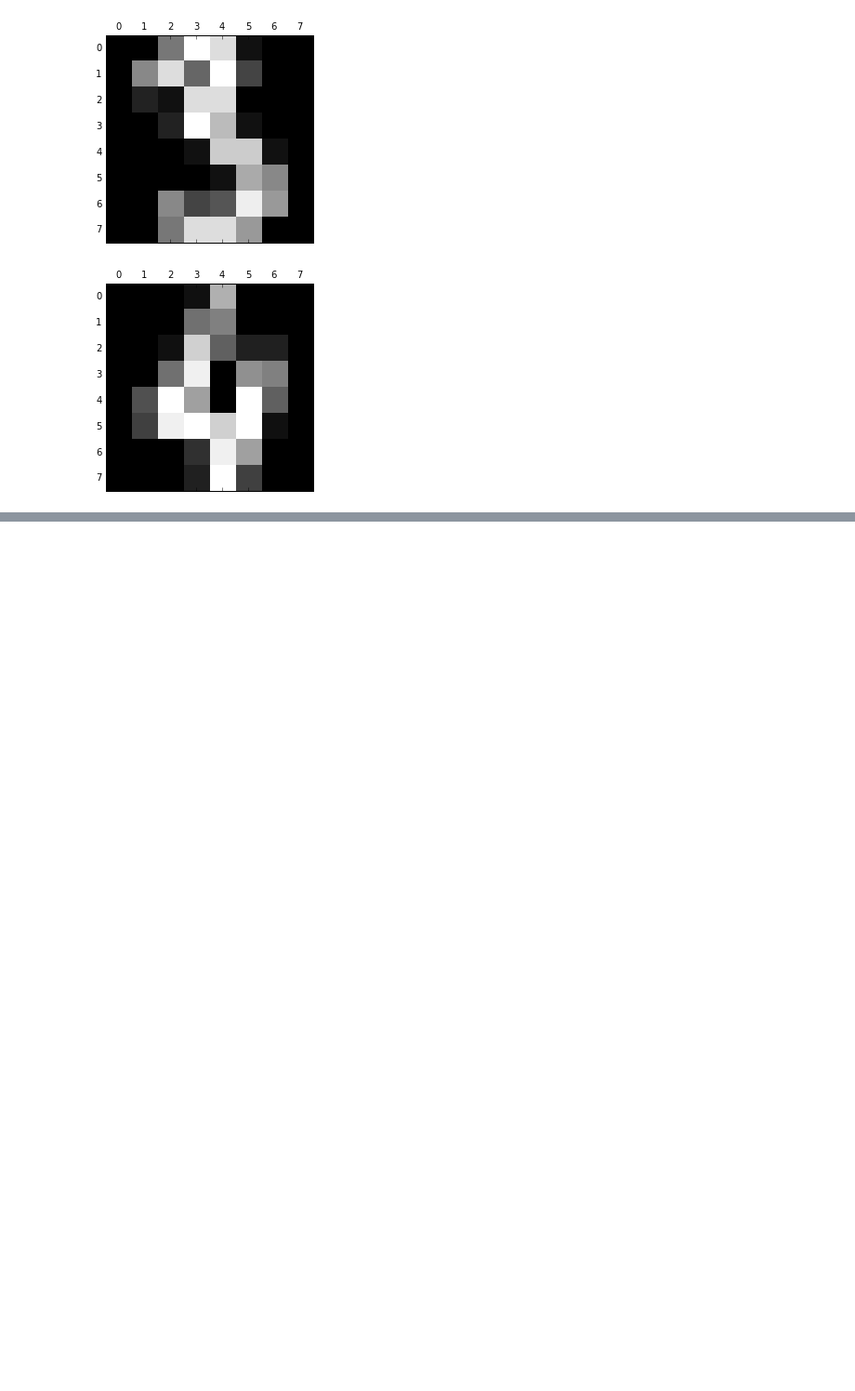
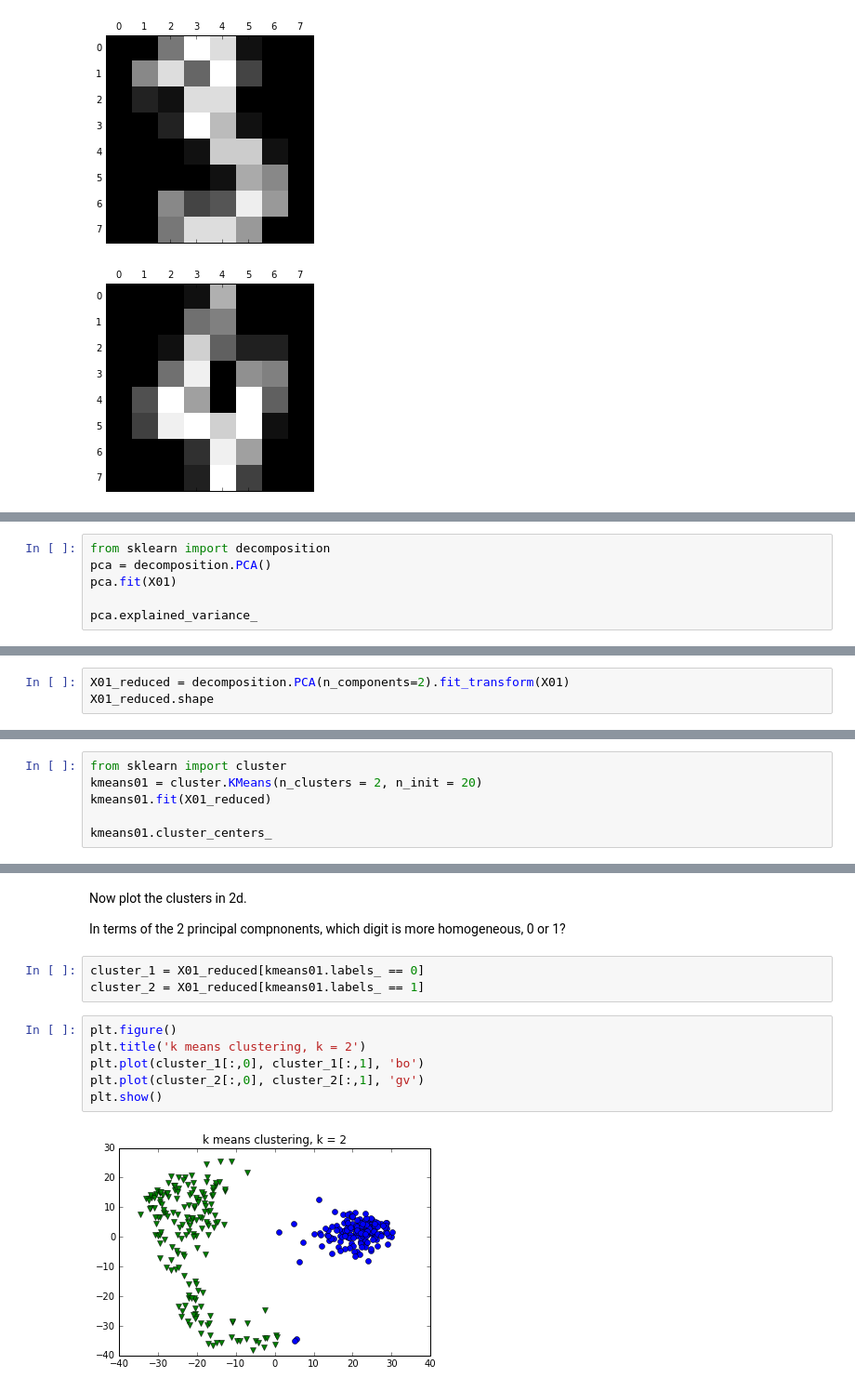
Before and after one commit to skeydan/data-science-with-python, a Jupyter notebook: notebooks_exercises/clustering-digits.ipynb, the cells around one changed output, grey strips where cells are left out. Shown at 93% size. Cells and saved outputs as stored; diff of their text form; blank space fills up the shorter version.

```diff
--- a/notebooks_exercises/clustering-digits.ipynb
+++ b/notebooks_exercises/clustering-digits.ipynb
@@ -39,0 +94,6 @@ for i in range(5): plt.matshow(digits.images[i])
+# %%
+from sklearn import decomposition
+pca = decomposition.PCA()
+pca.fit(X01)
+
+pca.explained_variance_
@@ -39,0 +120,3 @@ for i in range(5): plt.matshow(digits.images[i])
+# %%
+X01_reduced = decomposition.PCA(n_components=2).fit_transform(X01)
+X01_reduced.shape
@@ -39,0 +129,6 @@ for i in range(5): plt.matshow(digits.images[i])
+# %%
+from sklearn import cluster
+kmeans01 = cluster.KMeans(n_clusters = 2, n_init = 20)
+kmeans01.fit(X01_reduced)
+
+kmeans01.cluster_centers_
@@ -39,0 +176,15 @@ for i in range(5): plt.matshow(digits.images[i])
+# %% [markdown]
+Now plot the clusters in 2d.
+
+In terms of the 2 principal compnonents, which digit is more homogeneous, 0 or 1?
+# %%
+cluster_1 = X01_reduced[kmeans01.labels_ == 0]
+cluster_2 = X01_reduced[kmeans01.labels_ == 1]
+# %%
+plt.figure()
+plt.title('k means clustering, k = 2')
+plt.plot(cluster_1[:,0], cluster_1[:,1], 'bo')
+plt.plot(cluster_2[:,0], cluster_2[:,1], 'gv')
+plt.show()
+# %% [output]
+[figure, added]
```
Also changed, not shown: parts of 28 cells of this notebook, 3 other files.
